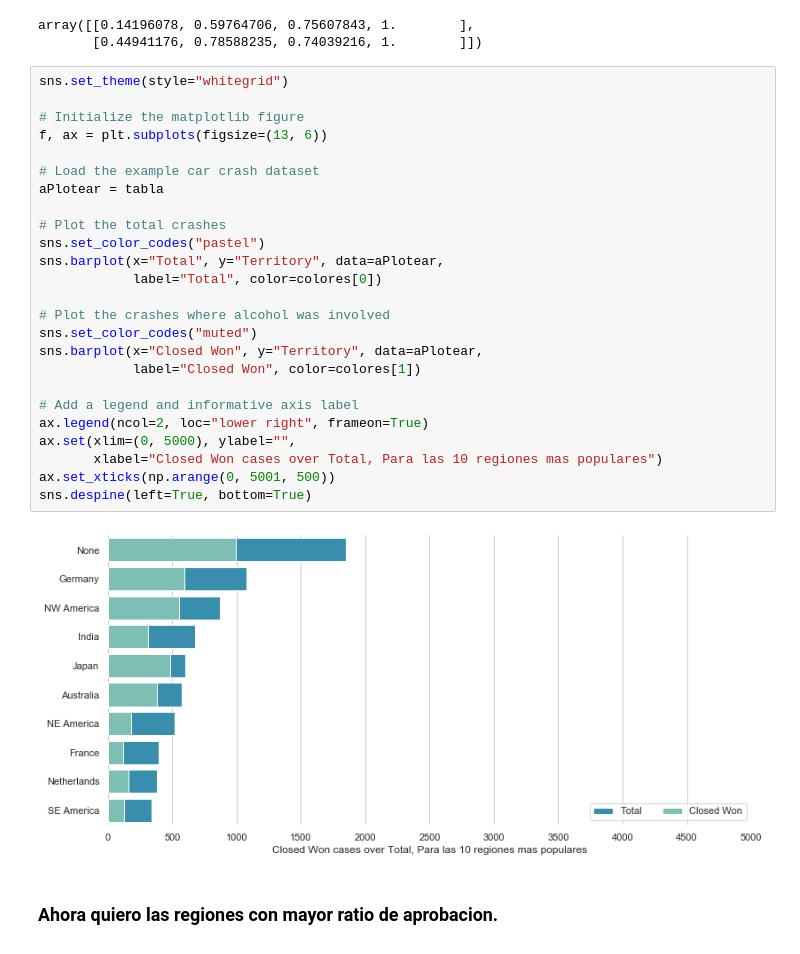
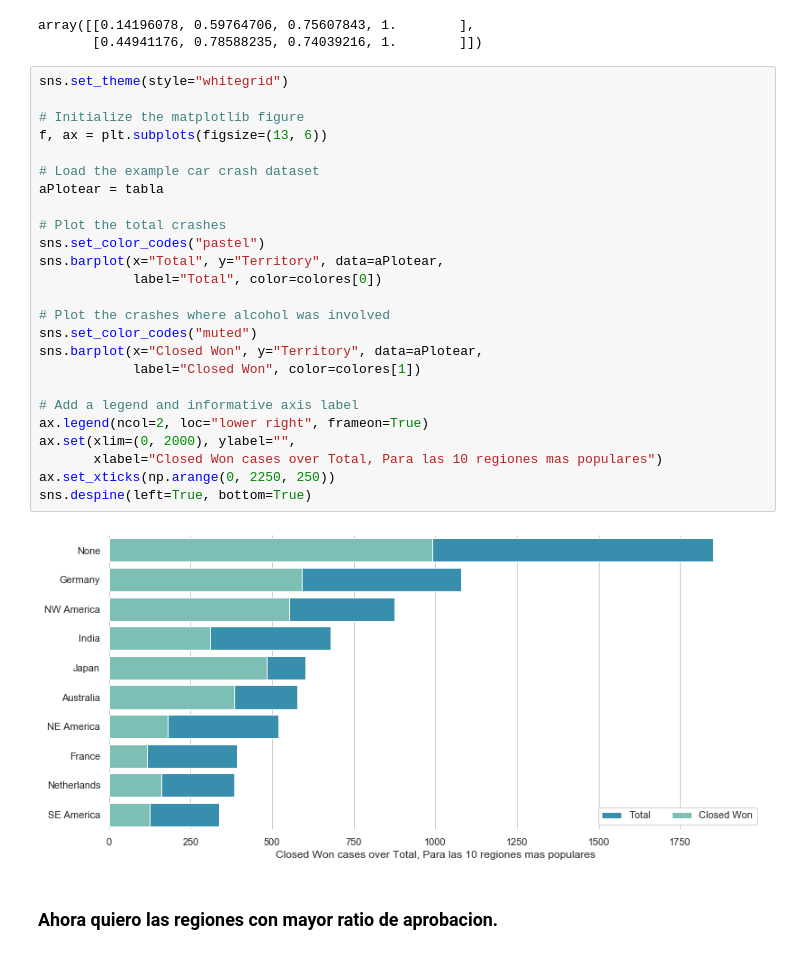
Before and after one commit to RiedelNicolas/75.06-2C2020-TP1, a Jupyter notebook: AnalisisGeografico.ipynb, the cells around one changed output. Drawn from its saved outputs; the diff is of its cells as text.

Commit message:
arreglo imagenes

```diff
--- a/AnalisisGeografico.ipynb
+++ b/AnalisisGeografico.ipynb
@@ -307,30 +307,30 @@ array([[0.14196078, 0.59764706, 0.75607843, 1.        ],
 # %%
 sns.set_theme(style="whitegrid")
 
 # Initialize the matplotlib figure
 f, ax = plt.subplots(figsize=(13, 6))
 
 # Load the example car crash dataset
 aPlotear = tabla
 
 # Plot the total crashes
 sns.set_color_codes("pastel")
 sns.barplot(x="Total", y="Territory", data=aPlotear,
             label="Total", color=colores[0])
 
 # Plot the crashes where alcohol was involved
 sns.set_color_codes("muted")
 sns.barplot(x="Closed Won", y="Territory", data=aPlotear,
             label="Closed Won", color=colores[1])
 
 # Add a legend and informative axis label
 ax.legend(ncol=2, loc="lower right", frameon=True)
-ax.set(xlim=(0, 5000), ylabel="",
+ax.set(xlim=(0, 2000), ylabel="",
        xlabel="Closed Won cases over Total, Para las 10 regiones mas populares")
-ax.set_xticks(np.arange(0, 5001, 500))
+ax.set_xticks(np.arange(0, 2250, 250))
 sns.despine(left=True, bottom=True)
 # %% [output]
-[figure, old version]
+[figure, new version]
 # %% [markdown]
 ### Ahora quiero las regiones con mayor ratio de aprobacion.
 # %%
```
Also changed, not shown: parts of 5 cells of this notebook.
